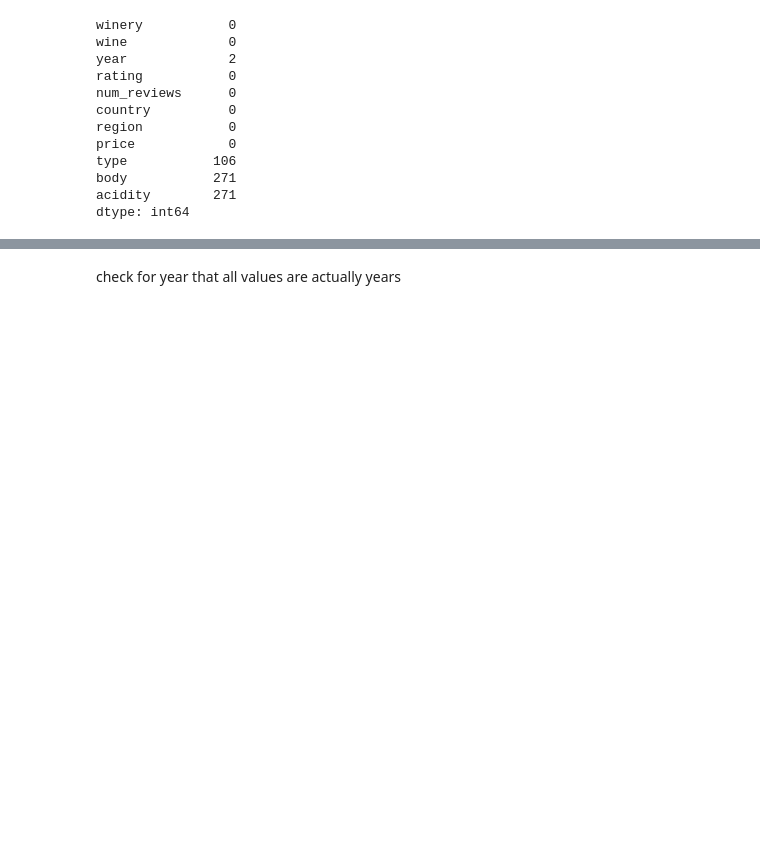
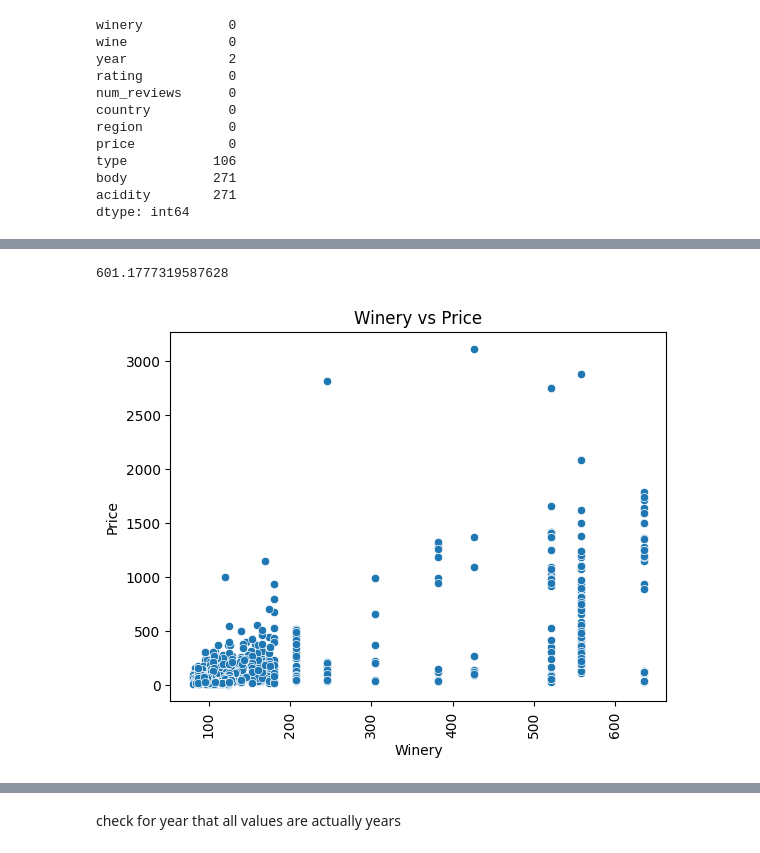
Before and after one commit to SailorJens/ML_Uni_Notebooks, a Jupyter notebook: wines.ipynb, the cells around one changed output, grey strips where cells are left out. Drawn from its saved outputs; the diff is of its cells as text; code cells hidden in the pictures; blank space fills up the shorter version.

```diff
--- a/wines.ipynb
+++ b/wines.ipynb
@@ -97,0 +177,14 @@ plt.show()
+# %%
+pd.set_option('display.max_rows', 500)
+print(df[df['winery'] == 'Vega Sicilia']['price'].mean())
+# %% [output]
+601.1777319587628
+# %%
+sns.scatterplot(data=df, x='winery_encoded', y='price')
+plt.title("Winery vs Price")
+plt.xlabel("Winery")
+plt.xticks(rotation=90)
+plt.ylabel("Price")
+plt.show()
+# %% [output]
+[figure, added]
```
Also changed, not shown: parts of 31 cells of this notebook.
